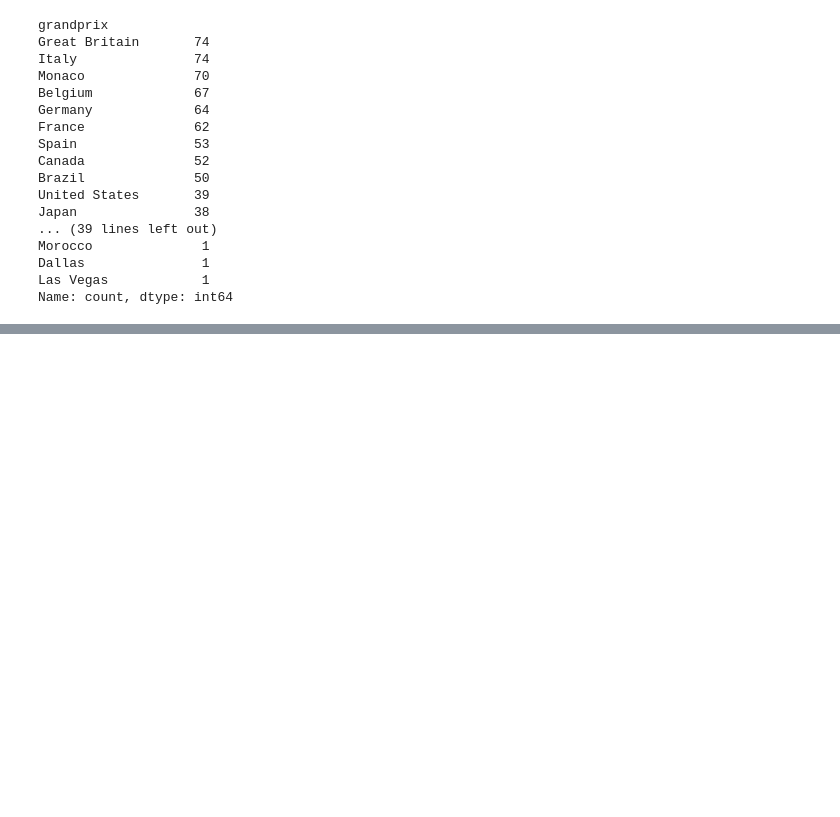
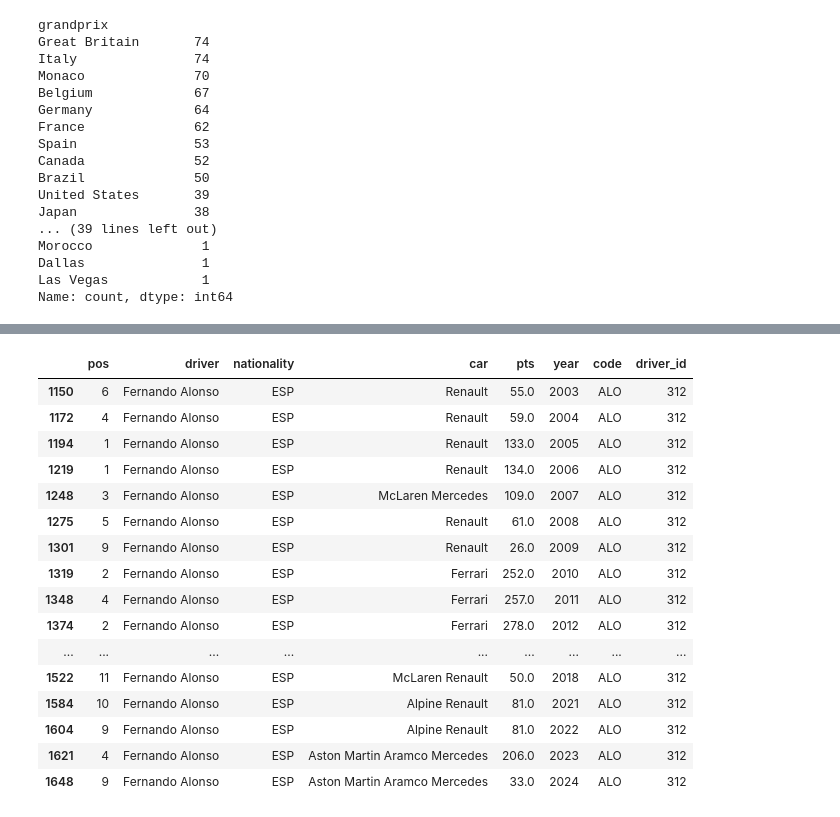
Before and after one commit to victorjgg14/f1-analisis, a Jupyter notebook: code/EDA.ipynb, the cells around one changed output, grey strips where cells are left out. Cells and saved outputs as stored; diff of their text form; code cells hidden in the pictures; blank space fills up the shorter version.

```diff
--- a/code/EDA.ipynb
+++ b/code/EDA.ipynb
@@ -460,0 +481,6 @@ Name: count, dtype: int64
+# %%
+# Crear un diccionario para asignar identificadores únicos a cada valor único
+id_map = {driver: idx+1 for idx, driver in enumerate(df1['driver'].unique())}
+
+# Agregar una nueva columna al DataFrame que contenga los identificadores
+df1['driver_id'] = df1['driver'].map(id_map)
@@ -460,0 +503,20 @@ Name: count, dtype: int64
+# %%
+df1[df1.driver_id == 312]
+# %% [output]
+|  | pos | driver | nationality | car | pts | year | code | driver_id |
+| 1150 | 6 | Fernando Alonso | ESP | Renault | 55.0 | 2003 | ALO | 312 |
+| 1172 | 4 | Fernando Alonso | ESP | Renault | 59.0 | 2004 | ALO | 312 |
+| 1194 | 1 | Fernando Alonso | ESP | Renault | 133.0 | 2005 | ALO | 312 |
+| 1219 | 1 | Fernando Alonso | ESP | Renault | 134.0 | 2006 | ALO | 312 |
+| 1248 | 3 | Fernando Alonso | ESP | McLaren Mercedes | 109.0 | 2007 | ALO | 312 |
+| 1275 | 5 | Fernando Alonso | ESP | Renault | 61.0 | 2008 | ALO | 312 |
+| 1301 | 9 | Fernando Alonso | ESP | Renault | 26.0 | 2009 | ALO | 312 |
+| 1319 | 2 | Fernando Alonso | ESP | Ferrari | 252.0 | 2010 | ALO | 312 |
+| 1348 | 4 | Fernando Alonso | ESP | Ferrari | 257.0 | 2011 | ALO | 312 |
+| 1374 | 2 | Fernando Alonso | ESP | Ferrari | 278.0 | 2012 | ALO | 312 |
+| ... | ... | ... | ... | ... | ... | ... | ... | ... |
+| 1522 | 11 | Fernando Alonso | ESP | McLaren Renault | 50.0 | 2018 | ALO | 312 |
+| 1584 | 10 | Fernando Alonso | ESP | Alpine Renault | 81.0 | 2021 | ALO | 312 |
+| 1604 | 9 | Fernando Alonso | ESP | Alpine Renault | 81.0 | 2022 | ALO | 312 |
+| 1621 | 4 | Fernando Alonso | ESP | Aston Martin Aramco Mercedes | 206.0 | 2023 | ALO | 312 |
+| 1648 | 9 | Fernando Alonso | ESP | Aston Martin Aramco Mercedes | 33.0 | 2024 | ALO | 312 |
```
Also changed, not shown: parts of 3 cells of this notebook, 3 other files.
